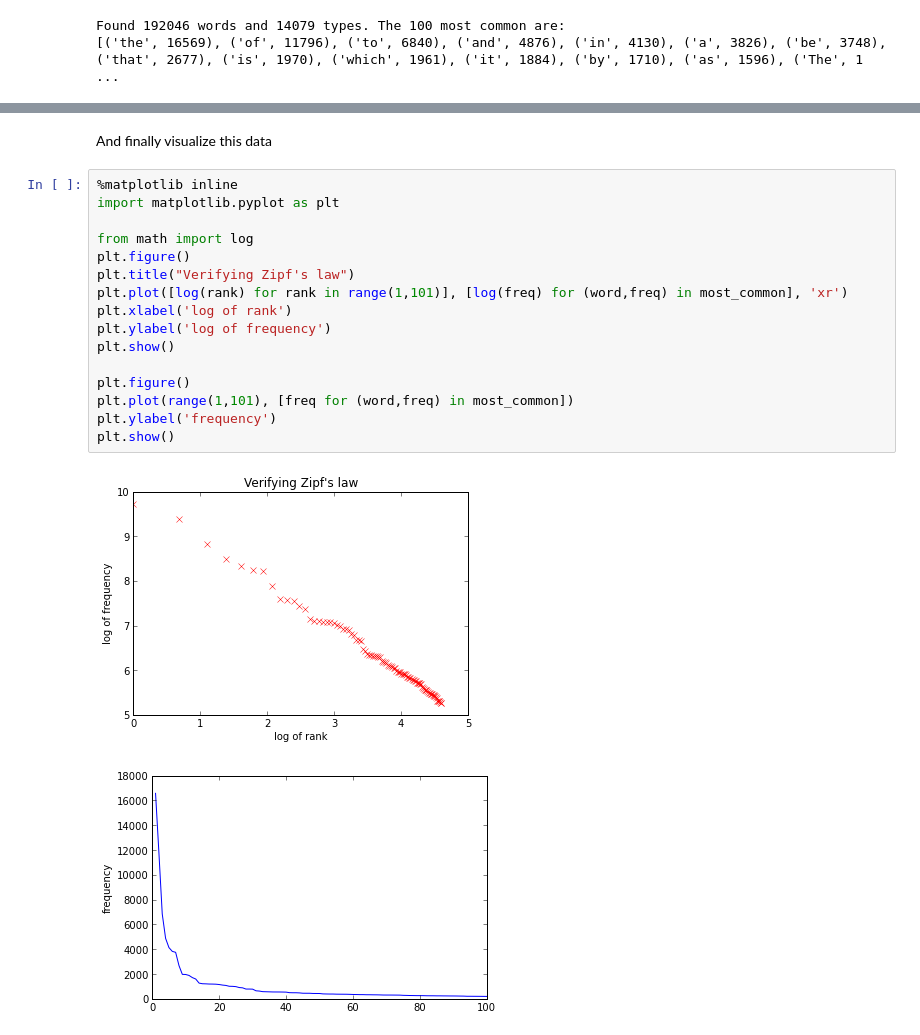
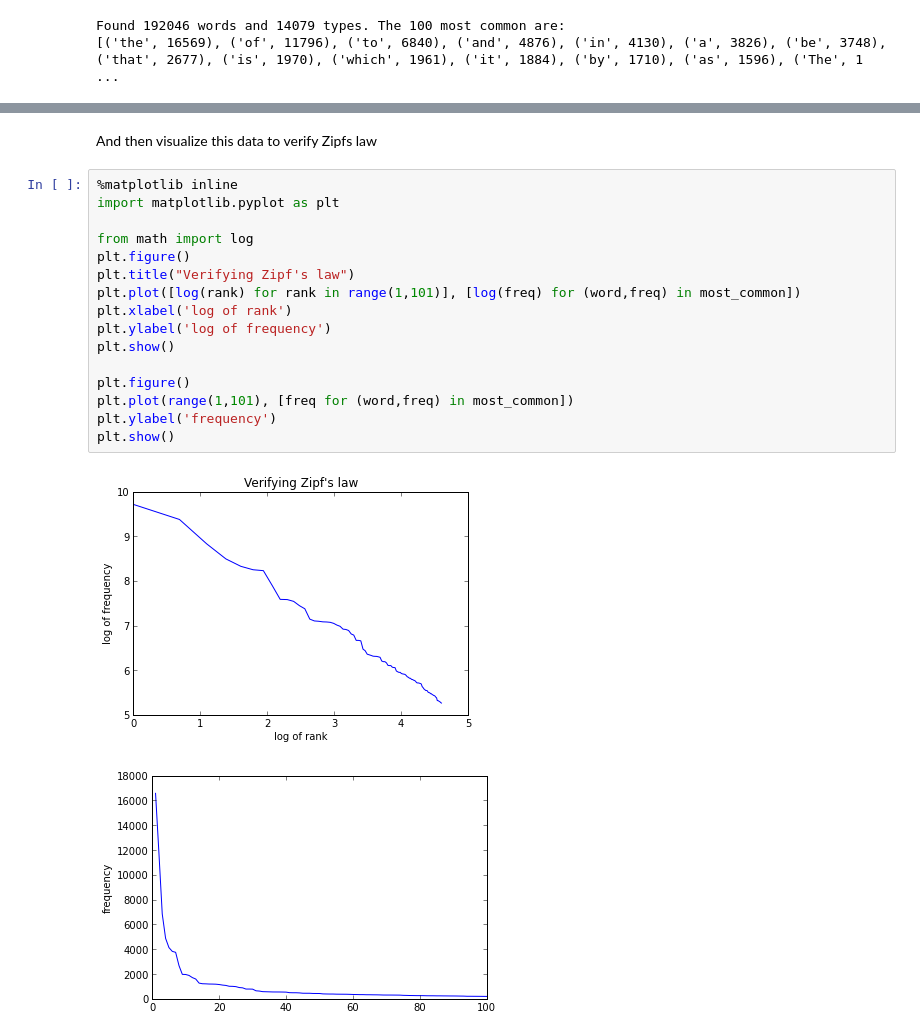
Before and after one commit to panmari/nlp2014, a Jupyter notebook: ex4/Exercise 4.ipynb, the cells around one changed output, grey strips where cells are left out. Cells and saved outputs as stored; diff of their text form.

Commit message:
deleted some stuff and changed plot in minor ways

```diff
--- a/ex4/Exercise 4.ipynb
+++ b/ex4/Exercise 4.ipynb
@@ -190,21 +181,21 @@ print(z_ks)
 # %% [markdown]
-And finally visualize this data
+And then visualize this data to verify Zipfs law
 # %%
 %matplotlib inline
 import matplotlib.pyplot as plt
 
 from math import log
 plt.figure()
 plt.title("Verifying Zipf's law")
-plt.plot([log(rank) for rank in range(1,101)], [log(freq) for (word,freq) in most_common], 'xr')
+plt.plot([log(rank) for rank in range(1,101)], [log(freq) for (word,freq) in most_common])
 plt.xlabel('log of rank')
 plt.ylabel('log of frequency')
 plt.show()
 
 plt.figure()
 plt.plot(range(1,101), [freq for (word,freq) in most_common])
 plt.ylabel('frequency')
 plt.show()
 # %% [output]
-[figure, old version]
+[figure, new version]
 [figure]
```
Also changed, not shown: parts of 2 cells of this notebook.
